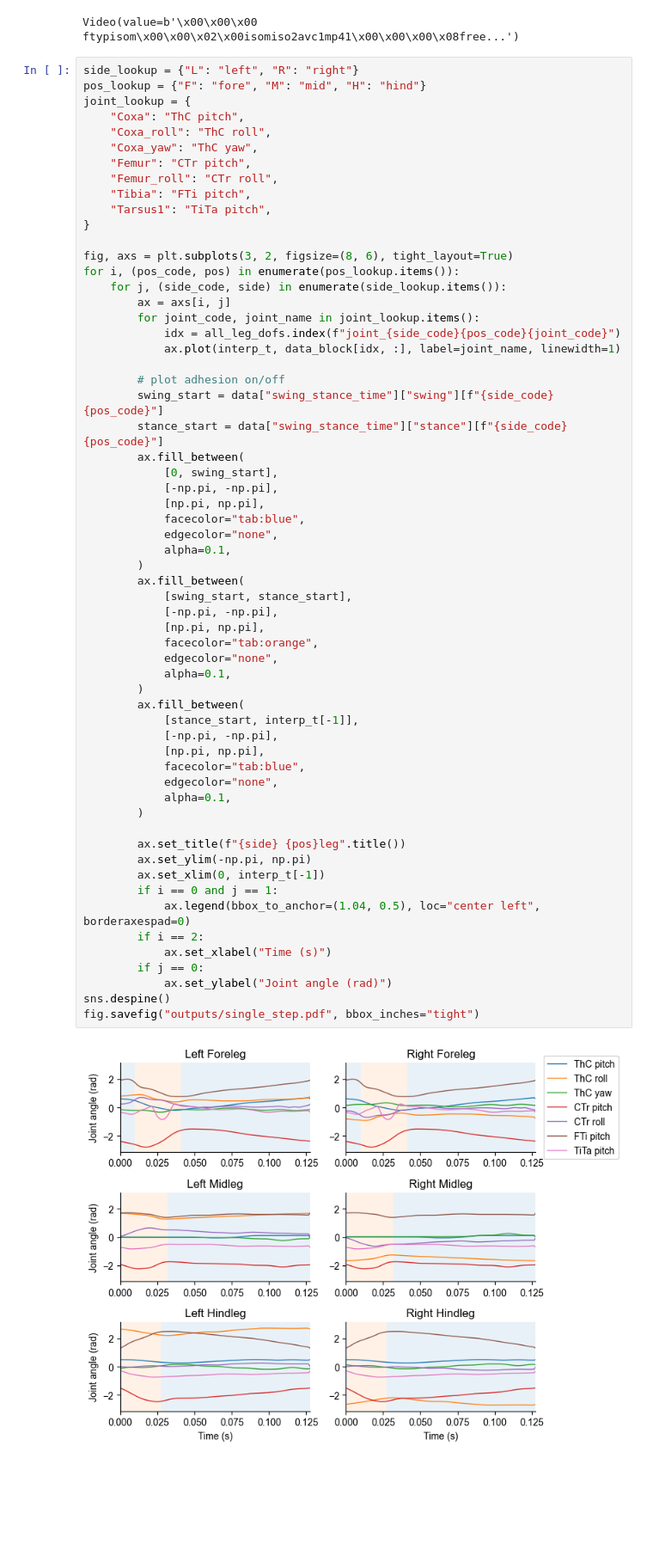
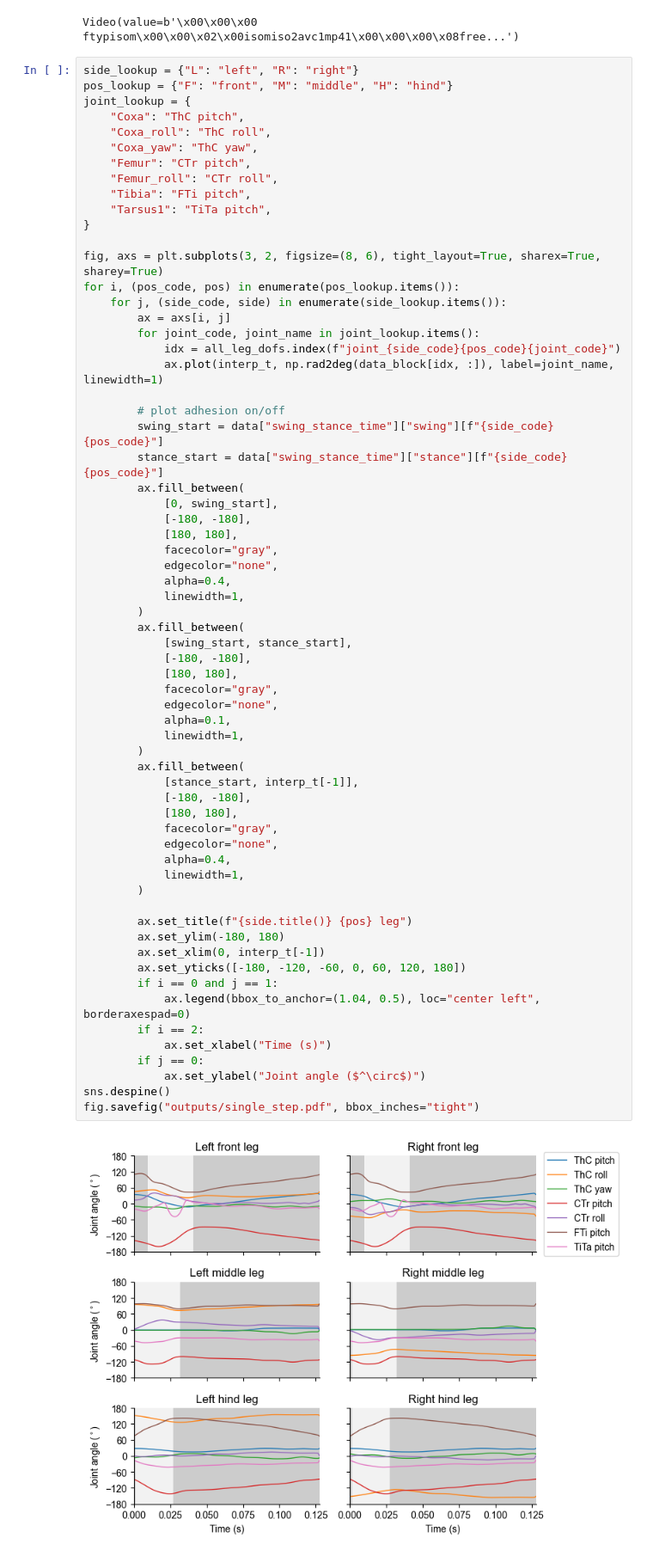
Before and after one commit to NeLy-EPFL/nmf2-paper, a Jupyter notebook: step_data/stepping_illustration.ipynb, the cells around one changed output. Shown at 86% size. Drawn from its saved outputs; the diff is of its cells as text; blank space fills up the shorter version.

Commit message:
update single step video and figure (rad->deg, add play speed)

```diff
--- a/step_data/stepping_illustration.ipynb
+++ b/step_data/stepping_illustration.ipynb
@@ -92,7 +92,7 @@ Video.from_file(video_path)
 Video(value=b'\x00\x00\x00 ftypisom\x00\x00\x02\x00isomiso2avc1mp41\x00\x00\x00\x08free...')
 # %%
 side_lookup = {"L": "left", "R": "right"}
-pos_lookup = {"F": "fore", "M": "mid", "H": "hind"}
+pos_lookup = {"F": "front", "M": "middle", "H": "hind"}
 joint_lookup = {
     "Coxa": "ThC pitch",
     "Coxa_roll": "ThC roll",
@@ -103,52 +103,56 @@ joint_lookup = {
     "Tarsus1": "TiTa pitch",
 }
 
-fig, axs = plt.subplots(3, 2, figsize=(8, 6), tight_layout=True)
+fig, axs = plt.subplots(3, 2, figsize=(8, 6), tight_layout=True, sharex=True, sharey=True)
 for i, (pos_code, pos) in enumerate(pos_lookup.items()):
     for j, (side_code, side) in enumerate(side_lookup.items()):
         ax = axs[i, j]
         for joint_code, joint_name in joint_lookup.items():
             idx = all_leg_dofs.index(f"joint_{side_code}{pos_code}{joint_code}")
-            ax.plot(interp_t, data_block[idx, :], label=joint_name, linewidth=1)
+            ax.plot(interp_t, np.rad2deg(data_block[idx, :]), label=joint_name, linewidth=1)
 
         # plot adhesion on/off
         swing_start = data["swing_stance_time"]["swing"][f"{side_code}{pos_code}"]
         stance_start = data["swing_stance_time"]["stance"][f"{side_code}{pos_code}"]
         ax.fill_between(
             [0, swing_start],
-            [-np.pi, -np.pi],
-            [np.pi, np.pi],
-            facecolor="tab:blue",
+            [-180, -180],
+            [180, 180],
+            facecolor="gray",
             edgecolor="none",
-            alpha=0.1,
+            alpha=0.4,
+            linewidth=1,
         )
         ax.fill_between(
             [swing_start, stance_start],
-            [-np.pi, -np.pi],
-            [np.pi, np.pi],
-            facecolor="tab:orange",
+            [-180, -180],
+            [180, 180],
+            facecolor="gray",
             edgecolor="none",
             alpha=0.1,
+            linewidth=1,
         )
         ax.fill_between(
             [stance_start, interp_t[-1]],
-            [-np.pi, -np.pi],
-            [np.pi, np.pi],
-            facecolor="tab:blue",
+            [-180, -180],
+            [180, 180],
+            facecolor="gray",
             edgecolor="none",
-            alpha=0.1,
+            alpha=0.4,
+            linewidth=1,
         )
 
-        ax.set_title(f"{side} {pos}leg".title())
-        ax.set_ylim(-np.pi, np.pi)
+        ax.set_title(f"{side.title()} {pos} leg")
+        ax.set_ylim(-180, 180)
         ax.set_xlim(0, interp_t[-1])
+        ax.set_yticks([-180, -120, -60, 0, 60, 120, 180])
         if i == 0 and j == 1:
             ax.legend(bbox_to_anchor=(1.04, 0.5), loc="center left", borderaxespad=0)
         if i == 2:
             ax.set_xlabel("Time (s)")
         if j == 0:
-            ax.set_ylabel("Joint angle (rad)")
+            ax.set_ylabel("Joint angle ($^\circ$)")
 sns.despine()
 fig.savefig("outputs/single_step.pdf", bbox_inches="tight")
 # %% [output]
-[figure, old version]
+[figure, new version]
```
Also changed, not shown: 1 other file.
